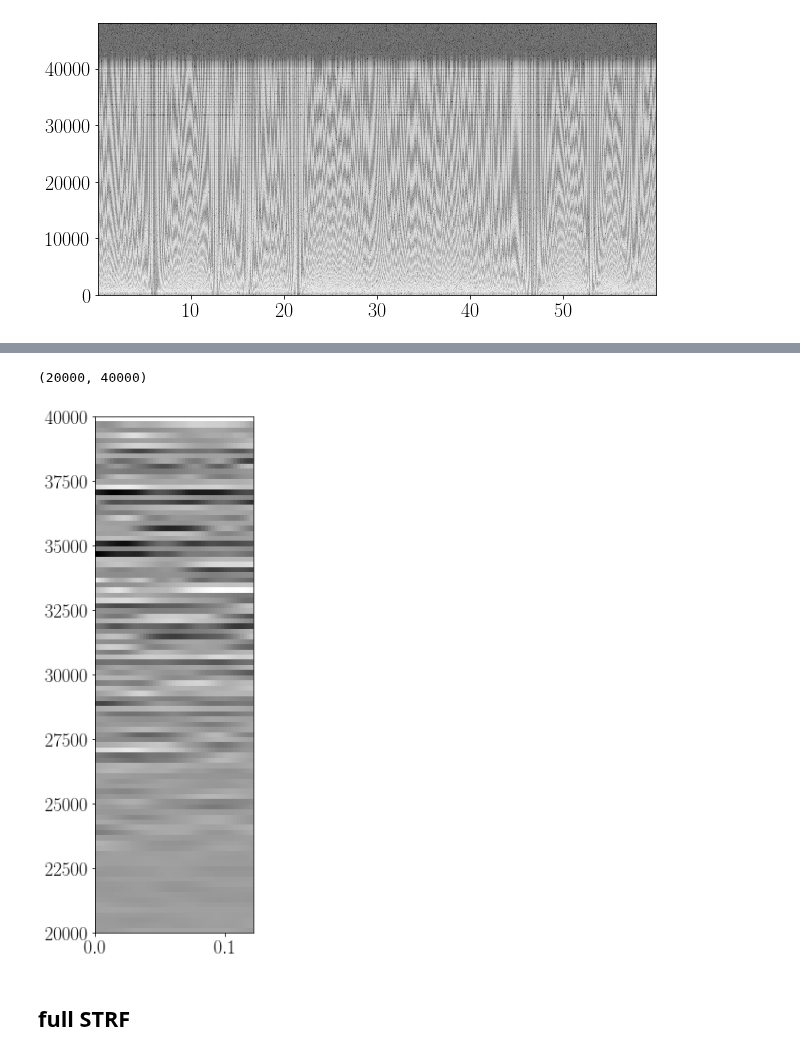
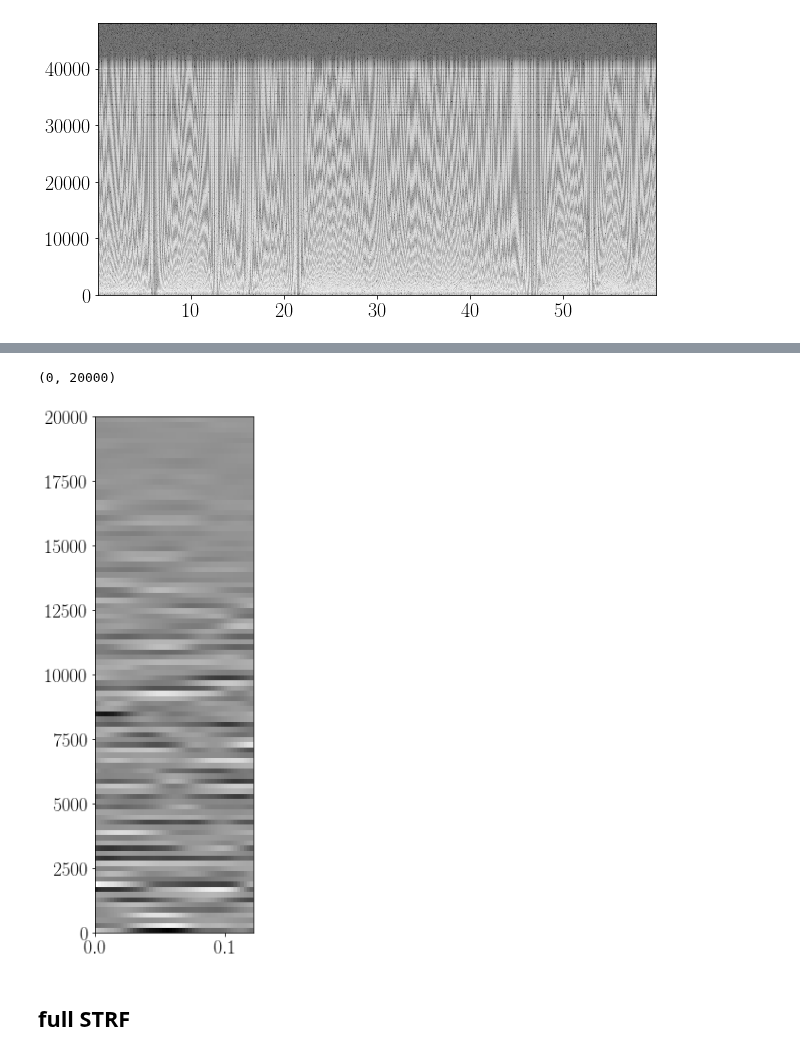
Before and after one commit to pssachdeva/uoi_neuroscience, a Jupyter notebook: tuning/strf.ipynb, the cells around one changed output, grey strips where cells are left out. Drawn from its saved outputs; the diff is of its cells as text; code cells hidden in the pictures.

```diff
--- a/tuning/strf.ipynb
+++ b/tuning/strf.ipynb
@@ -59,5 +59,6 @@ ax.pcolormesh(times, freq, np.log(Sxx))
 Sxx_ds = Sxx[:200, ::downsample_idx]
 times_ds = times[::downsample_idx]
 # %%
-electrode = 25
+electrode = 106
 responses = bnd_resp[electrode, 1:]
+plt.plot(responses)
@@ -74,11 +78,11 @@ for timepoint in range(n_timepoints_strf_frame):
     coef[timepoint] = ridge.coef_
 # %%
 fig, ax = plt.subplots(1, 1, figsize=(3, 10))
-ax.pcolormesh(np.arange(0, strf_frame_width, 1 / fs_ecog), freq[:200], coef.T)
-ax.set_ylim([20000, 40000])
+ax.pcolormesh(np.arange(0, strf_frame_width, 1 / fs_ecog), freq[:200], np.flip(coef.T, axis=0))
+ax.set_ylim([0, 20000])
 # %% [output]
-(20000, 40000)
+(0, 20000)
-[figure, old version]
+[figure, new version]
 # %% [markdown]
 ## full STRF
 # %%
```
Also changed, not shown: parts of 4 cells of this notebook, 8 other files.
